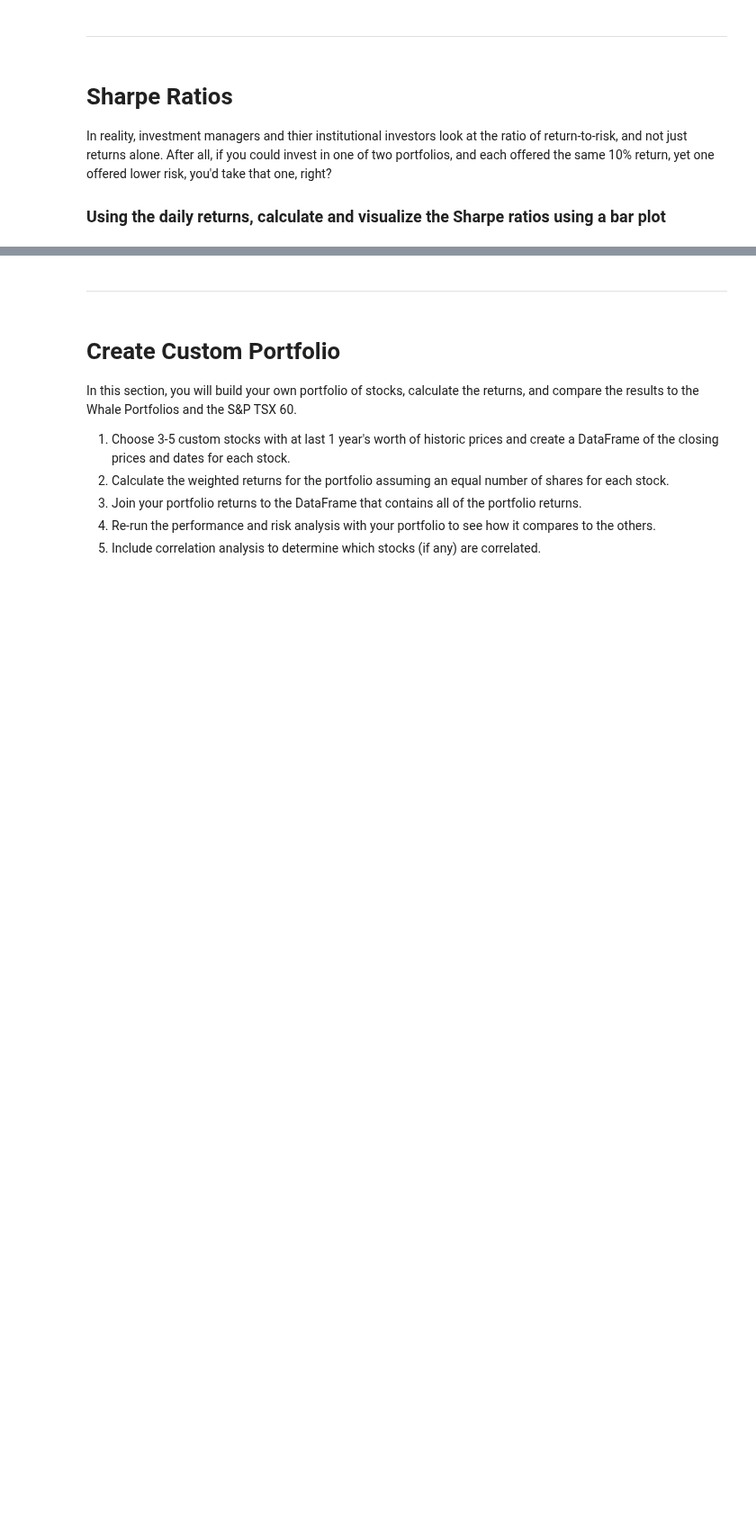
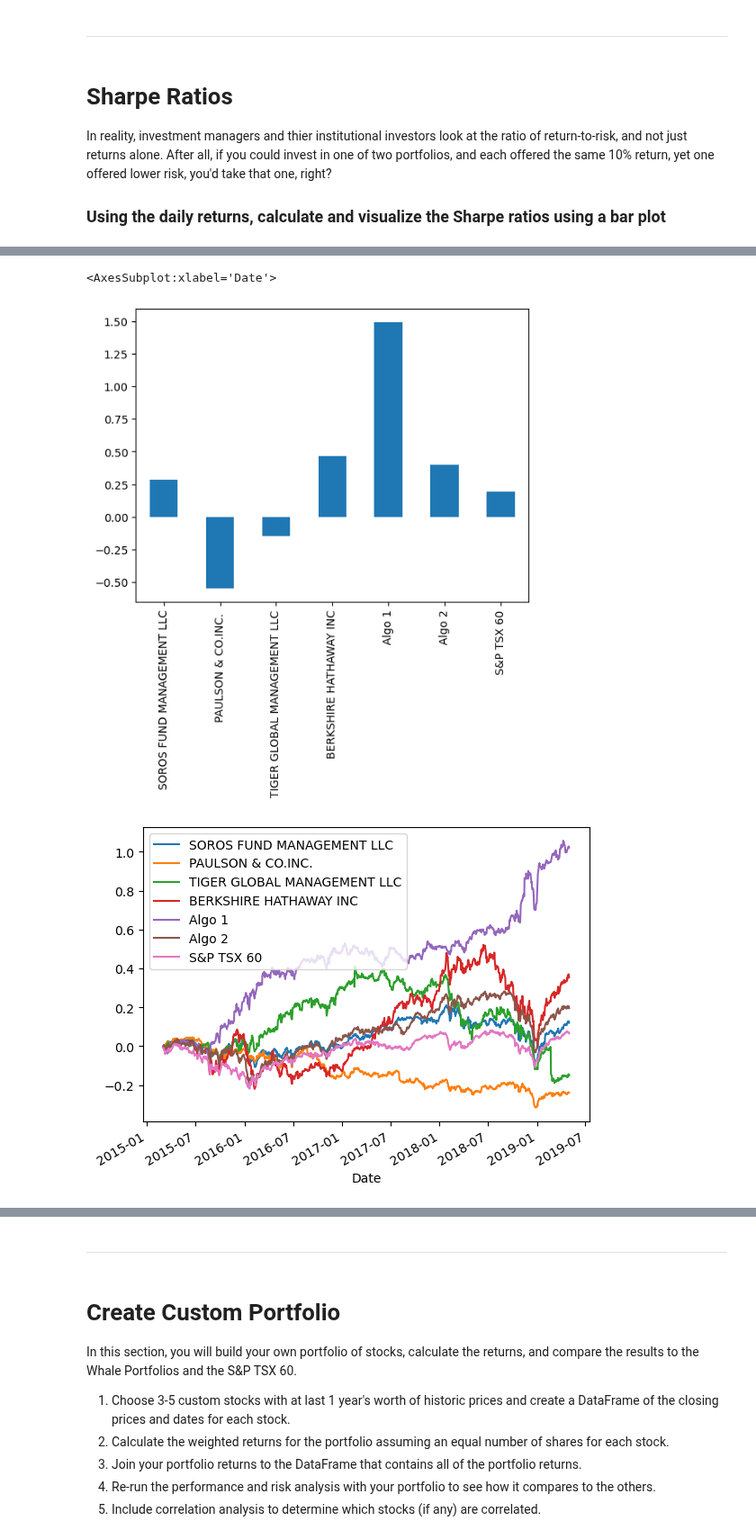
Before and after one commit to juil/fintech-uoftbootcamp, a Jupyter notebook: week04/unit04-assignment/whale_analysis.ipynb, the cells around one changed output, grey strips where cells are left out. Shown at 90% size. Drawn from its saved outputs; the diff is of its cells as text; code cells hidden in the pictures; blank space fills up the shorter version.

```diff
--- a/week04/unit04-assignment/whale_analysis.ipynb
+++ b/week04/unit04-assignment/whale_analysis.ipynb
@@ -379,0 +378,8 @@ In reality, investment managers and thier institutional investors look at the ra
+# %%
+# Annualized Sharpe Ratios
+sharpe_ratios = (
+    all_returns.mean() * trading_days /
+    (all_returns.std() * trading_days**0.5)
+)
+
+sharpe_ratios
@@ -380,2 +395,8 @@ In reality, investment managers and thier institutional investors look at the ra
 # %%
 # Visualize the sharpe ratios as a bar plot
+sharpe_ratios.plot.bar()
+cumulative_returns.plot()
+# %% [output]
+<AxesSubplot:xlabel='Date'>
+[figure, added]
+[figure, added]
```
Also changed, not shown: parts of 13 cells of this notebook.
